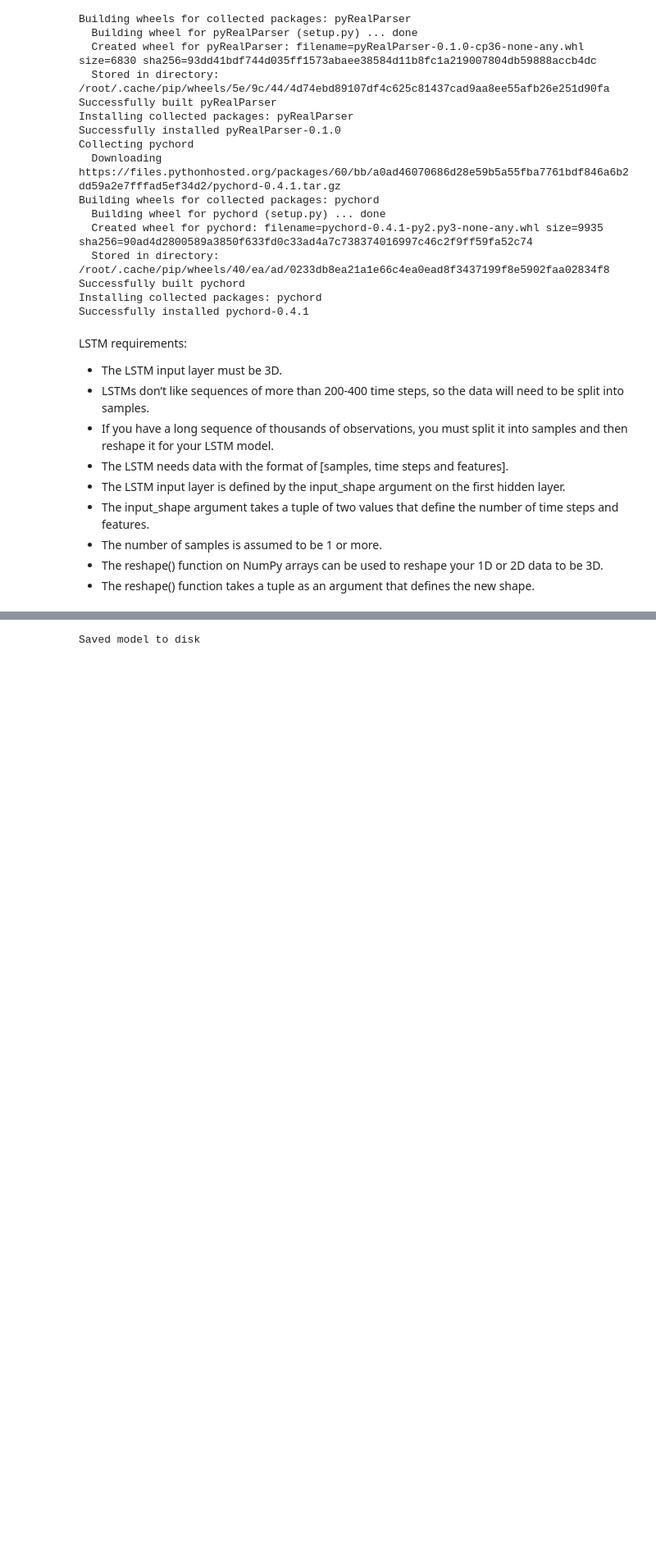
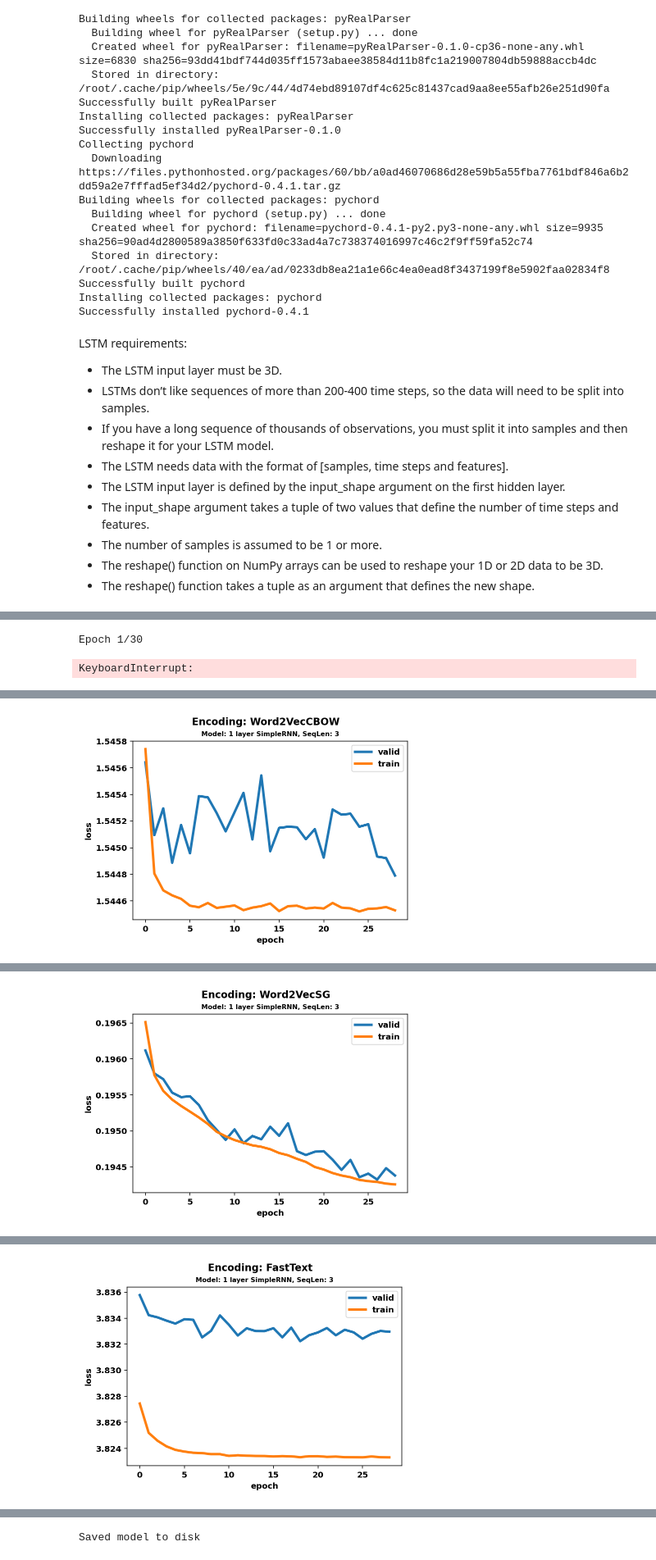
Before and after one commit to mateuszdorobek/Harmony-Analyzer, a Jupyter notebook: Model.ipynb, the cells around one changed output, grey strips where cells are left out. Shown at 82% size. Saved outputs shown, nothing was run; the diff lists cells and outputs as text; code cells hidden in the pictures; blank space fills up the shorter version.

Commit message:
Models testing

```diff
--- a/Model.ipynb
+++ b/Model.ipynb
@@ -128,6 +45,0 @@ print(y_embedded[0])
-# %%
-from sklearn.model_selection import train_test_split
-X_train, X_test, y_train, y_test = train_test_split(X_embedded, y_embedded, test_size=0.2, random_state=0)
-X_train, X_val, y_train, y_val = train_test_split(X_train, y_train, test_size=0.25, random_state=0)
-for name, X_set in zip(["Train", "Test", "Valid"],[X_train, X_test, X_val]):
-    print(name,":\t", round(X_set.shape[0]/X_embedded.shape[0]*100),X_set.shape, "%", sep="")
@@ -156,9 +45,0 @@ import tensorflow as tf; print(tf.__version__)
-# %%
-model = Sequential(
-    [
-        LSTM(128, activation='relu', return_sequences=True, input_shape=X_train.shape[1:]),
-        LSTM(128, activation='relu'),
-        Dense(y_train.shape[1])
-    ]
-)
-print(model.summary())
@@ -283,0 +250,51 @@ def plot_loss(history, metric_name):
+# %%
+ENCODING_TYPES = ["Word2VecCBOW", "Word2VecSG", "FastText"]
+# MODELS = ["SimpleRNN_shallow","LSTM_shallow", "GRU_shallow", "SimpleRNN_Drop_Dense"]
+MODELS = ["SimpleRNN_shallow"]
+
+results = {}
+songs = my_utils.build_sentences()
+for encoding_type in ENCODING_TYPES:
+    results[encoding_type] = {}
+    X_train, X_test, y_train, y_test = get_data(songs, encoding_type=encoding_type, seq_len=3)
+    input_shape, output_shape = get_io_dimensions(X_train, y_train)
+    for model_name in MODELS:
+        model = get_model(model_name, input_shape, output_shape)
+        history, test_evaluation, runtime = test_model(model, X_train, X_test, y_train, y_test)
+        results[encoding_type][model_name] = {}
+        results[encoding_type][model_name]['history'] = history
+        results[encoding_type][model_name]['test_evaluation'] = test_evaluation
+        results[encoding_type][model_name]['runtime'] = runtime
+# %% [output]
+Epoch 1/30
+KeyboardInterrupt:
+# %%
+def plot_metric(history, metric_name, suptitle, title):
+    val_loss = history["val_" + metric_name][1:]
+    plt.plot(val_loss, linewidth=3, label="valid")
+    loss = history[metric_name][1:]
+    plt.plot(loss, linewidth=3, label="train")
+    plt.legend()
+    plt.xlabel("epoch")
+    plt.ylabel(metric_name)
+    plt.title(title, fontsize=8)
+    plt.suptitle(suptitle, fontsize=12)
+# %%
+for encoding in results.keys():
+    for model_name in results[encoding].keys():
+        history = results[encoding][model_name]['history']
+        test_evaluation = results[encoding][model_name]['test_evaluation']
+        runtime = results[encoding][model_name]['runtime']
+        metric="loss"
+        suptitle = f"Encoding: {encoding}"
+        title = "Model: 1 layer SimpleRNN, SeqLen: 3"
+        plot_metric(history, metric, suptitle, title)
+        test_loss = round(test_evaluation,5)
+        runtime = int(runtime)
+        print(f"Test Loss: {test_loss}, Runtime: {runtime}s")
+#         plt.text(5,np.array(history['loss'][1:]).max(), f"Test Loss: {test_loss}, Runtime: {runtime}s")
+        filename = (suptitle+title).replace(":", "").replace(" ", "_")
+        plt.savefig("images/models_results/Experiment_1_Embeddings/"+filename+".pdf")
+        plt.show()
+        break
+# %% [output]
@@ -283,0 +302 @@ def plot_loss(history, metric_name):
+[figure, added]
@@ -283,0 +304 @@ def plot_loss(history, metric_name):
+[figure, added]
@@ -283,0 +306 @@ def plot_loss(history, metric_name):
+[figure, added]
```
Also changed, not shown: parts of 44 cells of this notebook, 1 other file.
